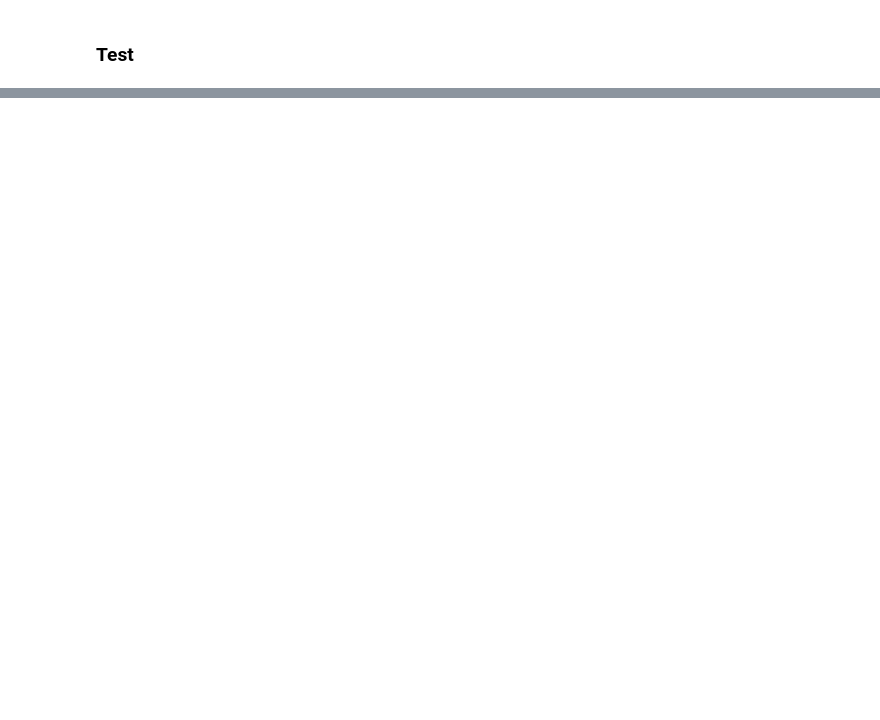
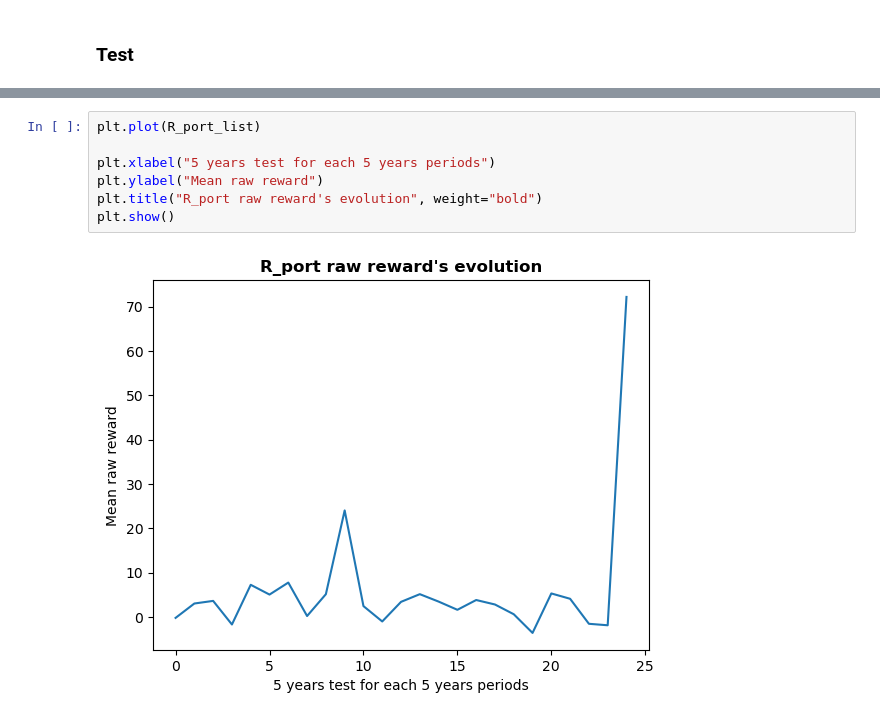
Before and after one commit to L4ncelin/Trading_bot_Reinforcement_learning, a Jupyter notebook: Notebooks/02_RL_main.ipynb, the cells around one changed output, grey strips where cells are left out. Cells and saved outputs as stored; diff of their text form; blank space fills up the shorter version.

```diff
--- a/Notebooks/02_RL_main.ipynb
+++ b/Notebooks/02_RL_main.ipynb
@@ -773,0 +720,9 @@ Ave. P / Ave. L: 1.0000
+# %%
+plt.plot(R_port_list)
+
+plt.xlabel("5 years test for each 5 years periods")
+plt.ylabel("Mean raw reward")
+plt.title("R_port raw reward's evolution", weight="bold")
+plt.show()
+# %% [output]
+[figure, added]
```
Also changed, not shown: parts of 22 cells of this notebook, 1 other file.
